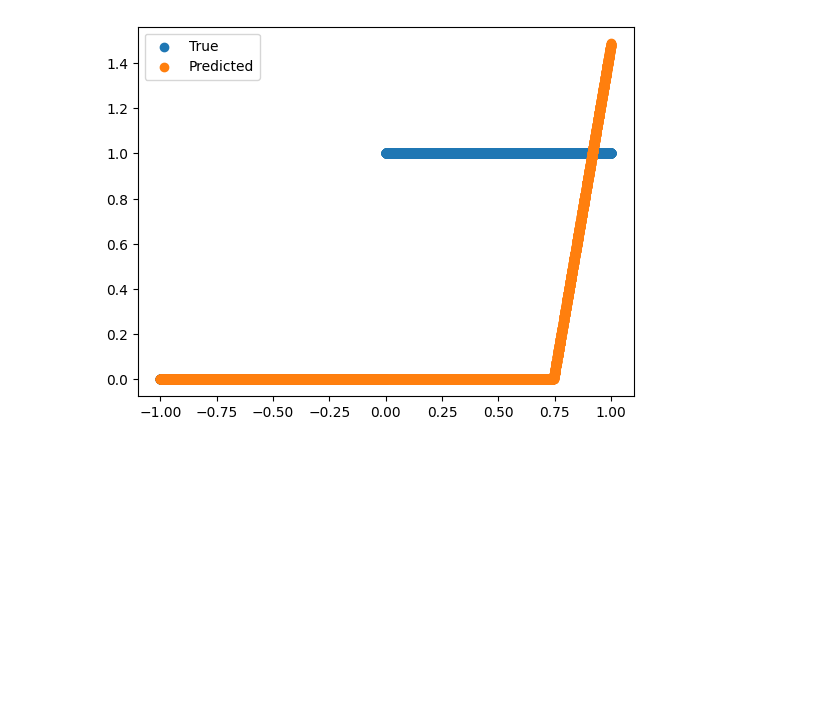
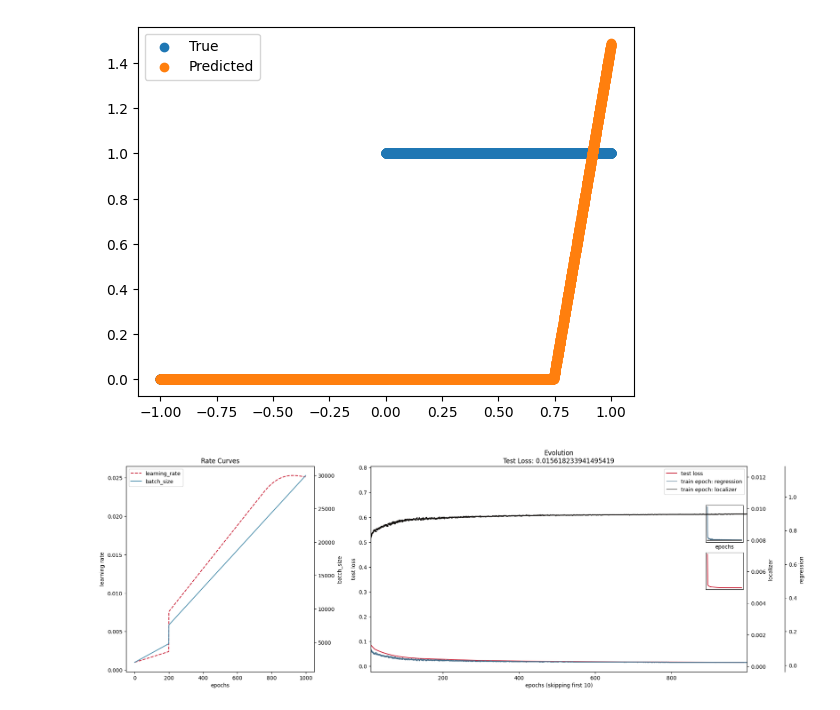
Before and after one commit to akhilsadam/pho-ices-ml, a Jupyter notebook: FL/fl.ipynb, the cells around one changed output. Drawn from its saved outputs; the diff is of its cells as text; code cells hidden in the pictures; blank space fills up the shorter version.

```diff
--- a/FL/fl.ipynb
+++ b/FL/fl.ipynb
@@ -92,3 +92,18 @@ plt.legend()
 plt.show()
 # %% [output]
 [figure]
+# %%
+sizes = [1, 50] # larger the size, the better the approximation (shallow better than deep)
+delta = np.array([1]*len(sizes))*0.02
+k = [0.5]*len(sizes) # smaller k seems to help slightly, but not much.
+opt = lambda x: optim.Adam(x, lr=0.000001)
+net = FL(device, sizes, delta, k, opttype=opt, act=torch.nn.LeakyReLU(), bias=True) # expect 1.6% error rate
+
+train2_X = torch.cat([train_X, 0.01*torch.randn(50,1).to(device)], dim=0)
+train2_y = torch.cat([train_y, torch.randn(50,1).to(device)], dim=0)
+
+
+report = D.train(net, train2_X, train2_y, test_X, test_y, start_batch_size=2000)
+ecran(net, test_X, test_y, report, classification=False)
+# %% [output]
+[figure, added]
```
Also changed, not shown: parts of 2 cells of this notebook, 1 other file.
